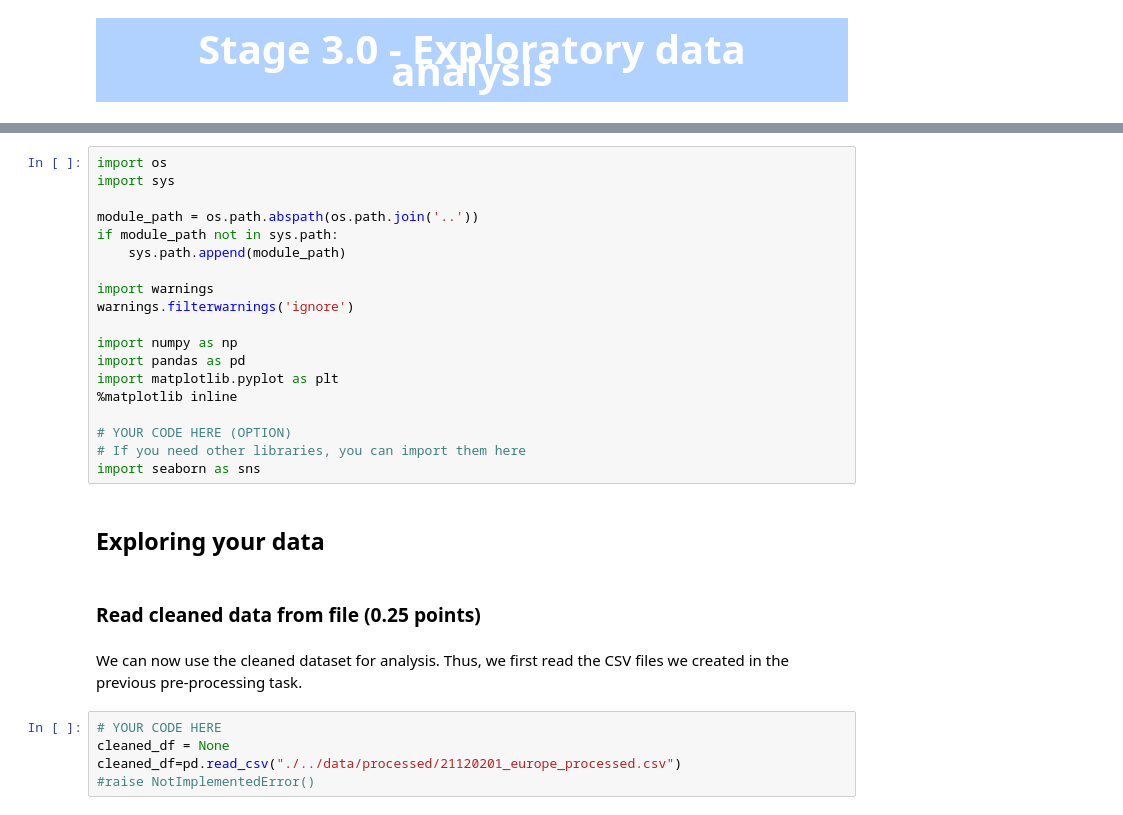
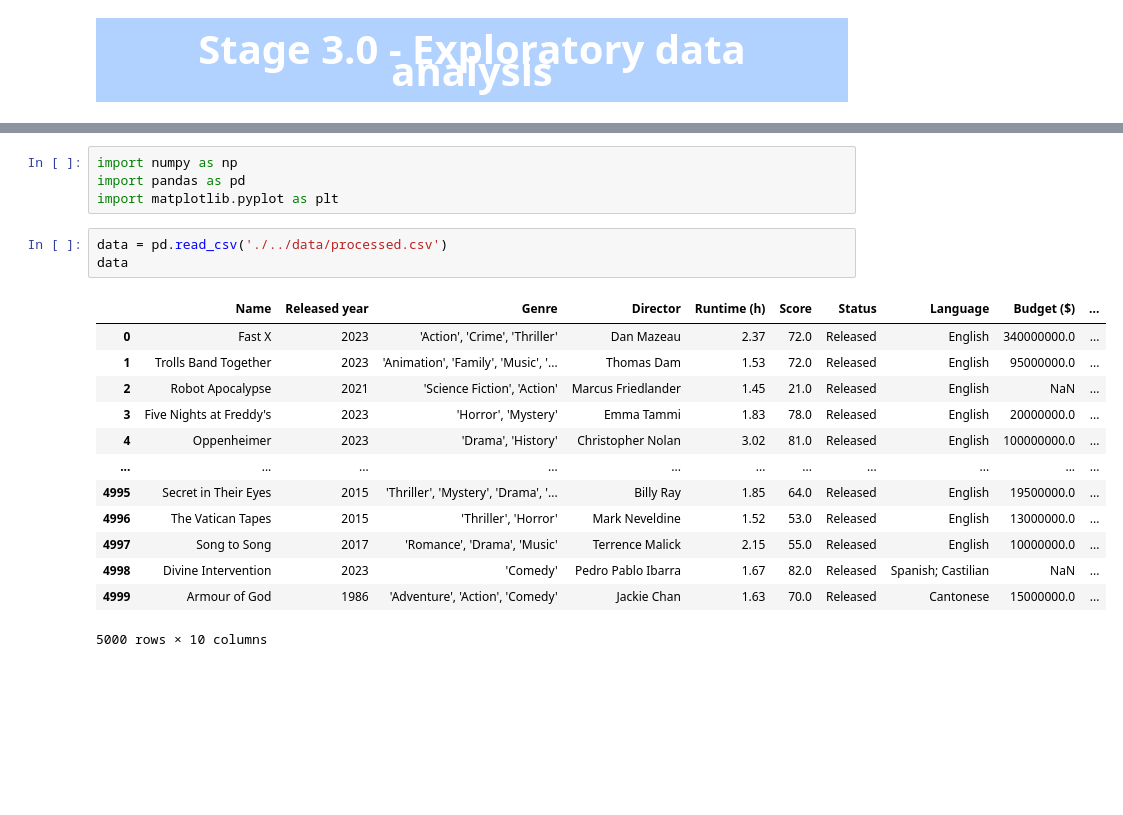
Before and after one commit to gaizzzzz/IntroToDS_FinalProject, a Jupyter notebook: notebooks/3.0-eda.ipynb, the cells around one changed output, grey strips where cells are left out. Cells and saved outputs as stored; diff of their text form; blank space fills up the shorter version.

```diff
--- a/notebooks/3.0-eda.ipynb
+++ b/notebooks/3.0-eda.ipynb
@@ -11,30 +11,21 @@
-# %%
-import os
-import sys
-
-module_path = os.path.abspath(os.path.join('..'))
-if module_path not in sys.path:
-    sys.path.append(module_path)
-
-import warnings
-warnings.filterwarnings('ignore')
-
-import numpy as np
-import pandas as pd
-import matplotlib.pyplot as plt
-%matplotlib inline
-
-# YOUR CODE HERE (OPTION)
-# If you need other libraries, you can import them here
-import seaborn as sns
-# %% [markdown]
-## Exploring your data
-# %% [markdown]
-### Read cleaned data from file (0.25 points)
-# %% [markdown]
-We can now use the cleaned dataset for analysis. Thus, we first read the CSV files we created in the previous pre-processing task.
+# %%
+import numpy as np
+import pandas as pd
+import matplotlib.pyplot as plt
 # %%
-# YOUR CODE HERE
-cleaned_df = None
-cleaned_df=pd.read_csv("./../data/processed/21120201_europe_processed.csv")
-#raise NotImplementedError()
+data = pd.read_csv('./../data/processed.csv')
+data
+# %% [output]
+|  | Name | Released year | Genre | Director | Runtime (h) | Score | Status | Language | Budget ($) | ... |
+| 0 | Fast X | 2023 | 'Action', 'Crime', 'Thriller' | Dan Mazeau | 2.37 | 72.0 | Released | English | 340000000.0 | ... |
+| 1 | Trolls Band Together | 2023 | 'Animation', 'Family', 'Music', '... | Thomas Dam | 1.53 | 72.0 | Released | English | 95000000.0 | ... |
+| 2 | Robot Apocalypse | 2021 | 'Science Fiction', 'Action' | Marcus Friedlander | 1.45 | 21.0 | Released | English | NaN | ... |
+| 3 | Five Nights at Freddy's | 2023 | 'Horror', 'Mystery' | Emma Tammi | 1.83 | 78.0 | Released | English | 20000000.0 | ... |
+| 4 | Oppenheimer | 2023 | 'Drama', 'History' | Christopher Nolan | 3.02 | 81.0 | Released | English | 100000000.0 | ... |
+| ... | ... | ... | ... | ... | ... | ... | ... | ... | ... | ... |
+| 4995 | Secret in Their Eyes | 2015 | 'Thriller', 'Mystery', 'Drama', '... | Billy Ray | 1.85 | 64.0 | Released | English | 19500000.0 | ... |
+| 4996 | The Vatican Tapes | 2015 | 'Thriller', 'Horror' | Mark Neveldine | 1.52 | 53.0 | Released | English | 13000000.0 | ... |
+| 4997 | Song to Song | 2017 | 'Romance', 'Drama', 'Music' | Terrence Malick | 2.15 | 55.0 | Released | English | 10000000.0 | ... |
+| 4998 | Divine Intervention | 2023 | 'Comedy' | Pedro Pablo Ibarra | 1.67 | 82.0 | Released | Spanish; Castilian | NaN | ... |
+| 4999 | Armour of God | 1986 | 'Adventure', 'Action', 'Comedy' | Jackie Chan | 1.63 | 70.0 | Released | Cantonese | 15000000.0 | ... |
+5000 rows × 10 columns
```
Also changed, not shown: parts of 53 cells of this notebook.
